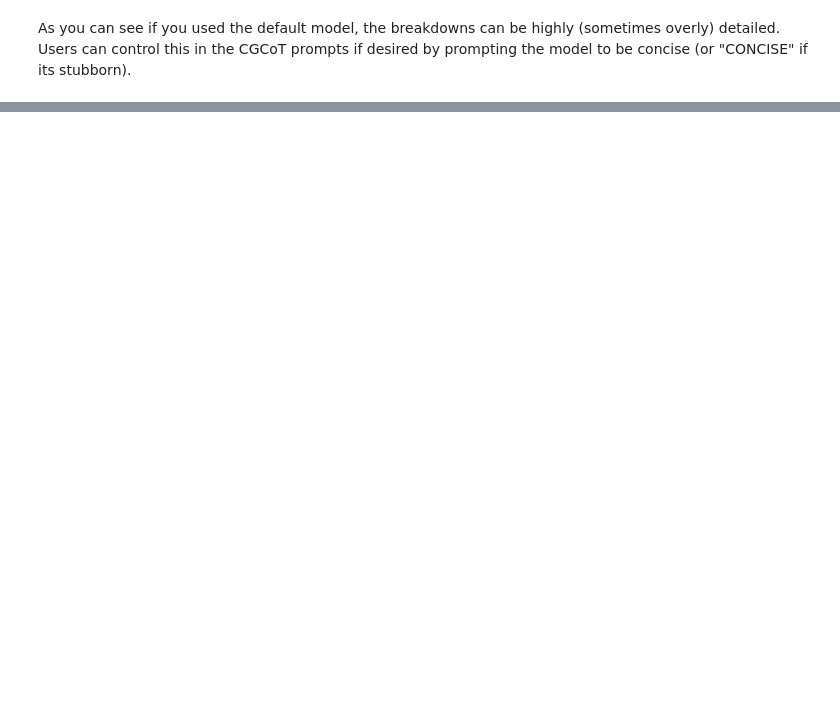
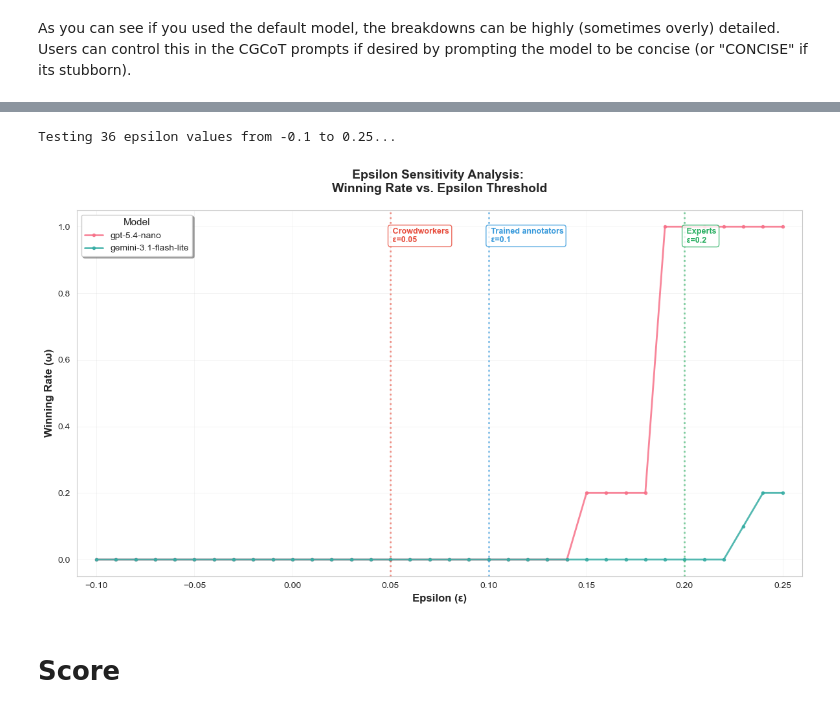
Before and after one commit to mlchrzan/INST750-Guest-Lecture-2026, a Jupyter notebook: example.ipynb, the cells around one changed output, grey strips where cells are left out. Cells and saved outputs as stored; diff of their text form; code cells hidden in the pictures; blank space fills up the shorter version.

```diff
--- a/example.ipynb
+++ b/example.ipynb
@@ -260,0 +321,9 @@ Pairadigm object saved successfully to: hatespeech_example.pkl
+# %%
+# Remove every row in p.pairwise_df where 'decision_gemini-3.1-flash-lite' is not "Text1" or "Text2"
+print(f"Original length: {p.pairwise_df.shape}")
+
+p.pairwise_df = p.pairwise_df[
+    p.pairwise_df["decision_gemini-3.1-flash-lite"].isin(["Text1", "Text2"])
+].copy()
+
+print(f"New length: {p.pairwise_df.shape}")
@@ -272 +442,8 @@ min(p.data['hate_speech_score'])
+# %%
+p.plot_epsilon_sensitivity()
+# %% [output]
+Testing 36 epsilon values from -0.1 to 0.25...
+[figure, added]
+# %% [markdown]
+# Score
 # %%
```
Also changed, not shown: parts of 35 cells of this notebook, 18 other files.
